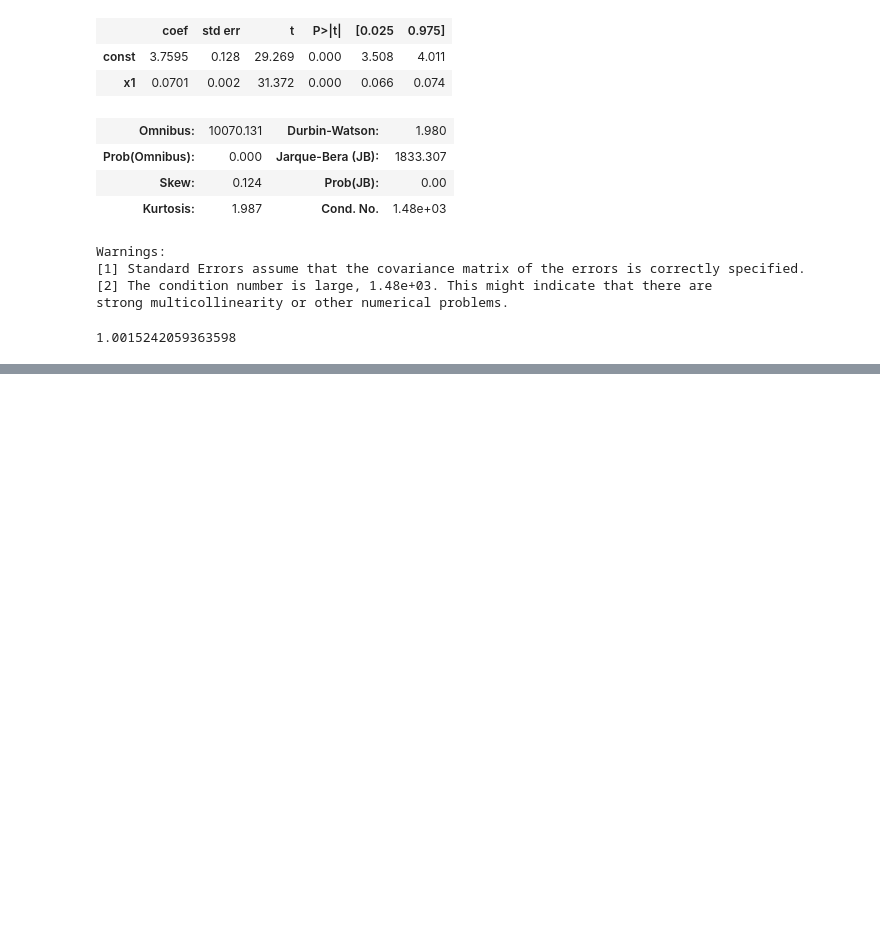
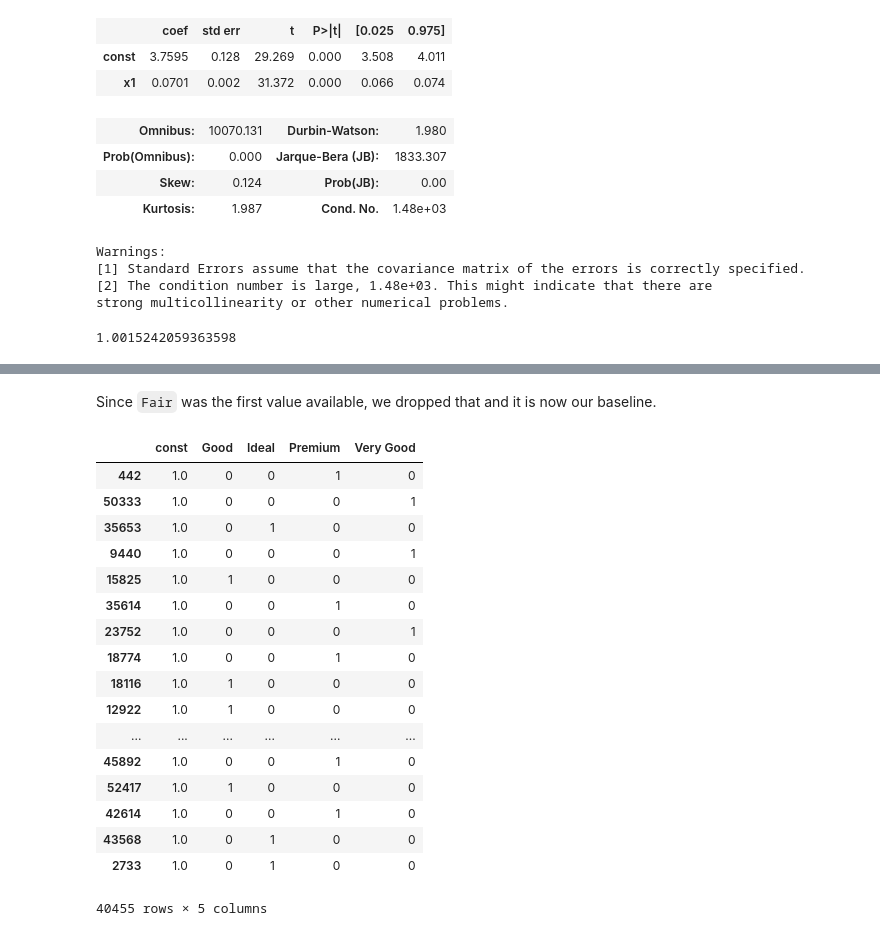
Before and after one commit to benedictaquino/diamond-pricing, a Jupyter notebook: notebooks/EDA.ipynb, the cells around one changed output, grey strips where cells are left out. Saved outputs shown, nothing was run; the diff lists cells and outputs as text; code cells hidden in the pictures; blank space fills up the shorter version.

```diff
--- a/notebooks/EDA.ipynb
+++ b/notebooks/EDA.ipynb
@@ -533,0 +616,2 @@ So our univariate analyses indicate that `carat`, `x`, `y`, and `z` are good fea
+# %% [markdown]
+Since `Fair` was the first value available, we dropped that and it is now our baseline.
@@ -533,0 +620,22 @@ So our univariate analyses indicate that `carat`, `x`, `y`, and `z` are good fea
+# %%
+plt.figure(figsize=(15,10));
+sns.scatterplot(x='z', y='lnprice', data=diamonds, alpha=0.25);
+# %% [output]
+|  | const | Good | Ideal | Premium | Very Good |
+| 442 | 1.0 | 0 | 0 | 1 | 0 |
+| 50333 | 1.0 | 0 | 0 | 0 | 1 |
+| 35653 | 1.0 | 0 | 1 | 0 | 0 |
+| 9440 | 1.0 | 0 | 0 | 0 | 1 |
+| 15825 | 1.0 | 1 | 0 | 0 | 0 |
+| 35614 | 1.0 | 0 | 0 | 1 | 0 |
+| 23752 | 1.0 | 0 | 0 | 0 | 1 |
+| 18774 | 1.0 | 0 | 0 | 1 | 0 |
+| 18116 | 1.0 | 1 | 0 | 0 | 0 |
+| 12922 | 1.0 | 1 | 0 | 0 | 0 |
+| ... | ... | ... | ... | ... | ... |
+| 45892 | 1.0 | 0 | 0 | 1 | 0 |
+| 52417 | 1.0 | 1 | 0 | 0 | 0 |
+| 42614 | 1.0 | 0 | 0 | 1 | 0 |
+| 43568 | 1.0 | 0 | 1 | 0 | 0 |
+| 2733 | 1.0 | 0 | 1 | 0 | 0 |
+40455 rows × 5 columns
```
Also changed, not shown: parts of 18 cells of this notebook.
